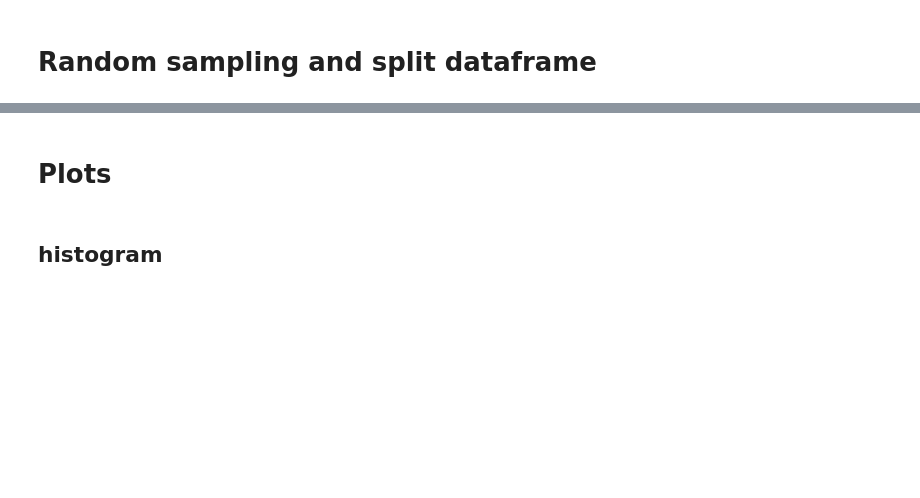
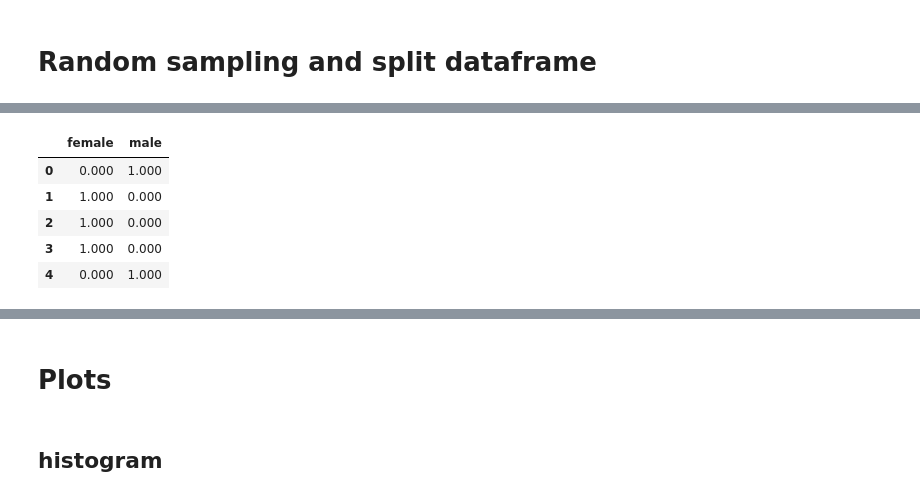
Before and after one commit to felixfan/scripts, a Jupyter notebook: python/ipynb/pandas.ipynb, the cells around one changed output, grey strips where cells are left out. Drawn from its saved outputs; the diff is of its cells as text; code cells hidden in the pictures; blank space fills up the shorter version.

Commit message:
create dummy variables

```diff
--- a/python/ipynb/pandas.ipynb
+++ b/python/ipynb/pandas.ipynb
@@ -1401,0 +1404,3 @@ testData = ufo.loc[~ufo.index.isin(train.index),:]
+# %%
+train = pd.read_csv('http://bit.ly/kaggletrain')
+train.head()
@@ -1401,0 +1414,3 @@ testData = ufo.loc[~ufo.index.isin(train.index),:]
+# %%
+train['Sex_dummy'] = train.Sex.map({'male':0, 'female':1})
+train.head()
@@ -1401,0 +1424,9 @@ testData = ufo.loc[~ufo.index.isin(train.index),:]
+# %%
+pd.get_dummies(train.Sex).head()
+# %% [output]
+|  | female | male |
+| 0 | 0.000 | 1.000 |
+| 1 | 1.000 | 0.000 |
+| 2 | 1.000 | 0.000 |
+| 3 | 1.000 | 0.000 |
+| 4 | 0.000 | 1.000 |
```
Also changed, not shown: parts of 22 cells of this notebook.
